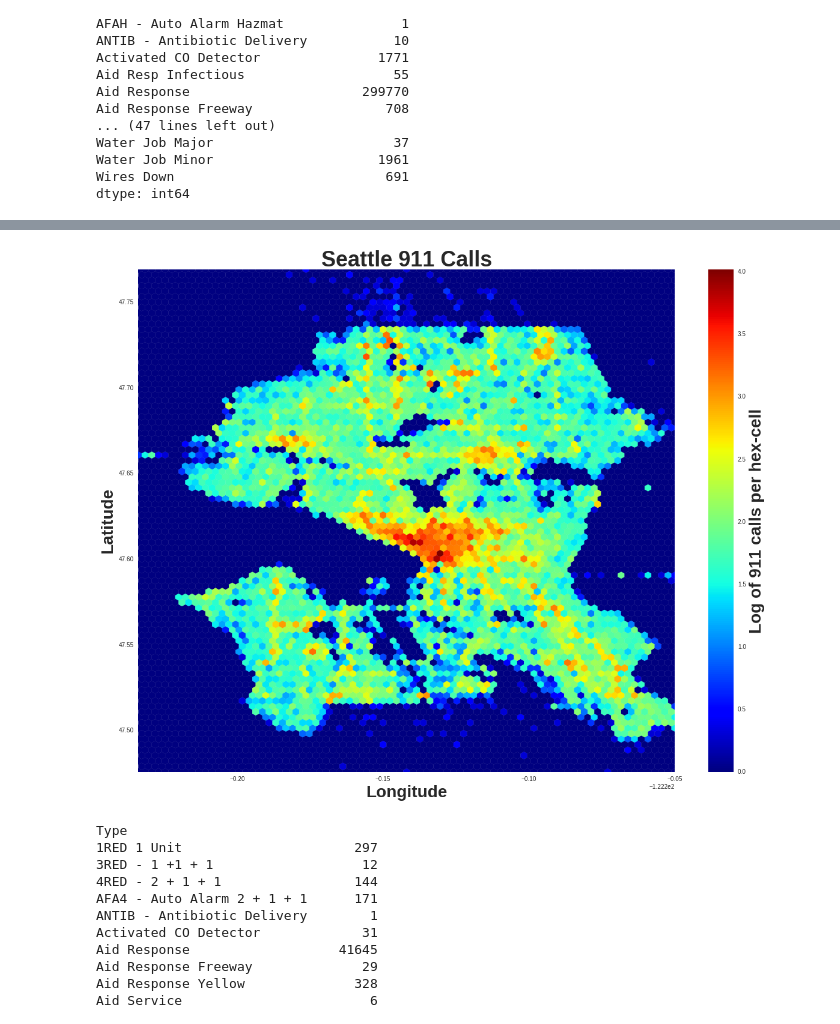
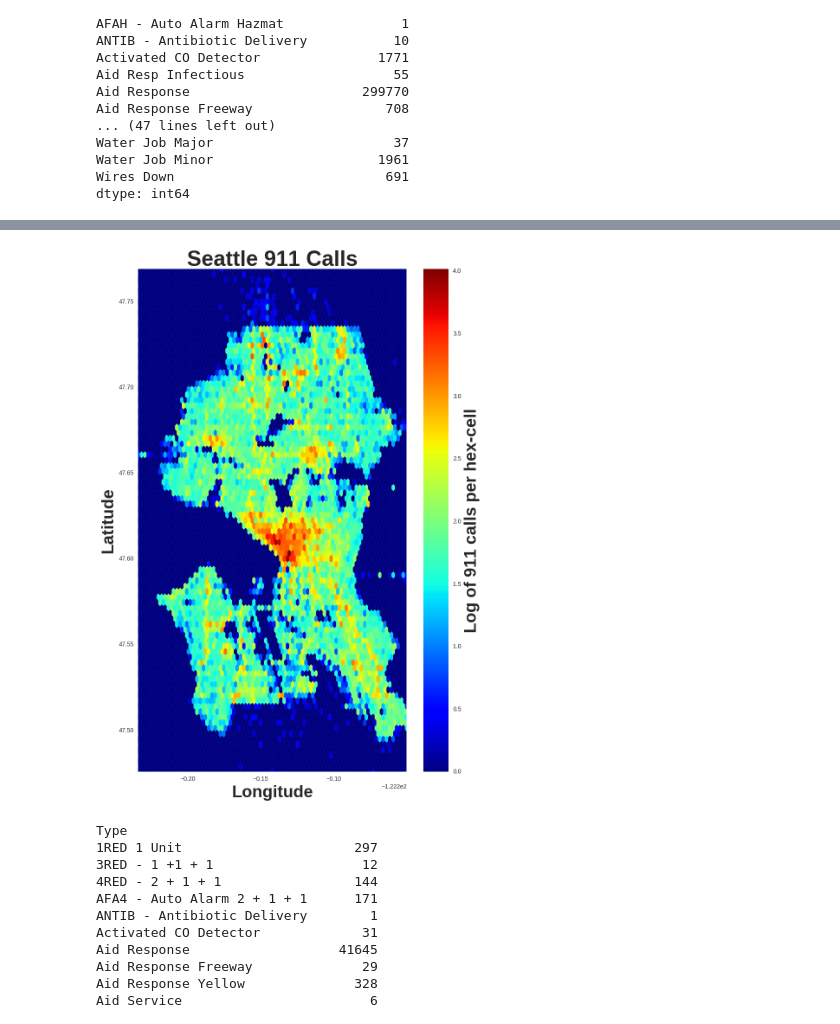
Before and after one commit to nickbuker/fun_plots1, a Jupyter notebook: src/Seattle911_EDA.ipynb, the cells around one changed output, grey strips where cells are left out. Cells and saved outputs as stored; diff of their text form; code cells hidden in the pictures.

```diff
--- a/src/Seattle911_EDA.ipynb
+++ b/src/Seattle911_EDA.ipynb
@@ -117,24 +120,24 @@ plt.savefig('seattle_911_hex.png')
 # %%
 # Define axes for hexbin (3D histogram)
 x = df.Longitude
 y = df.Latitude
 
 # Use log of counts for bins to reveal more structure
-plt.figure(figsize=(20,15))
+plt.figure(figsize=(10,15))
 plt.hexbin(x, y, gridsize=80, cmap=plt.cm.jet, bins='log')
 plt.axis([x.min(), x.max(), y.min(), y.max()])
 
 # Label axes and create plot title
 plt.xlabel('Longitude', fontsize=28, fontweight='bold')
 plt.ylabel('Latitude', fontsize=28, fontweight='bold')
 plt.title('Seattle 911 Calls', fontsize=36, fontweight='bold')
 
 # Generate colormap scale and label, save plot
 cb = plt.colorbar()
 cb.set_label('Log of 911 calls per hex-cell', fontsize=28, fontweight='bold')
 plt.savefig('seattle_911_hexlog.png')
 # %% [output]
-[figure, old version]
+[figure, new version]
 # %%
 # Investigate very 'hot' hex in downtown Seattle
 df = df[((df['Latitude'] < 47.62) & (df['Latitude'] > 47.60))]
```
Also changed, not shown: parts of 3 cells of this notebook, 3 other files.
